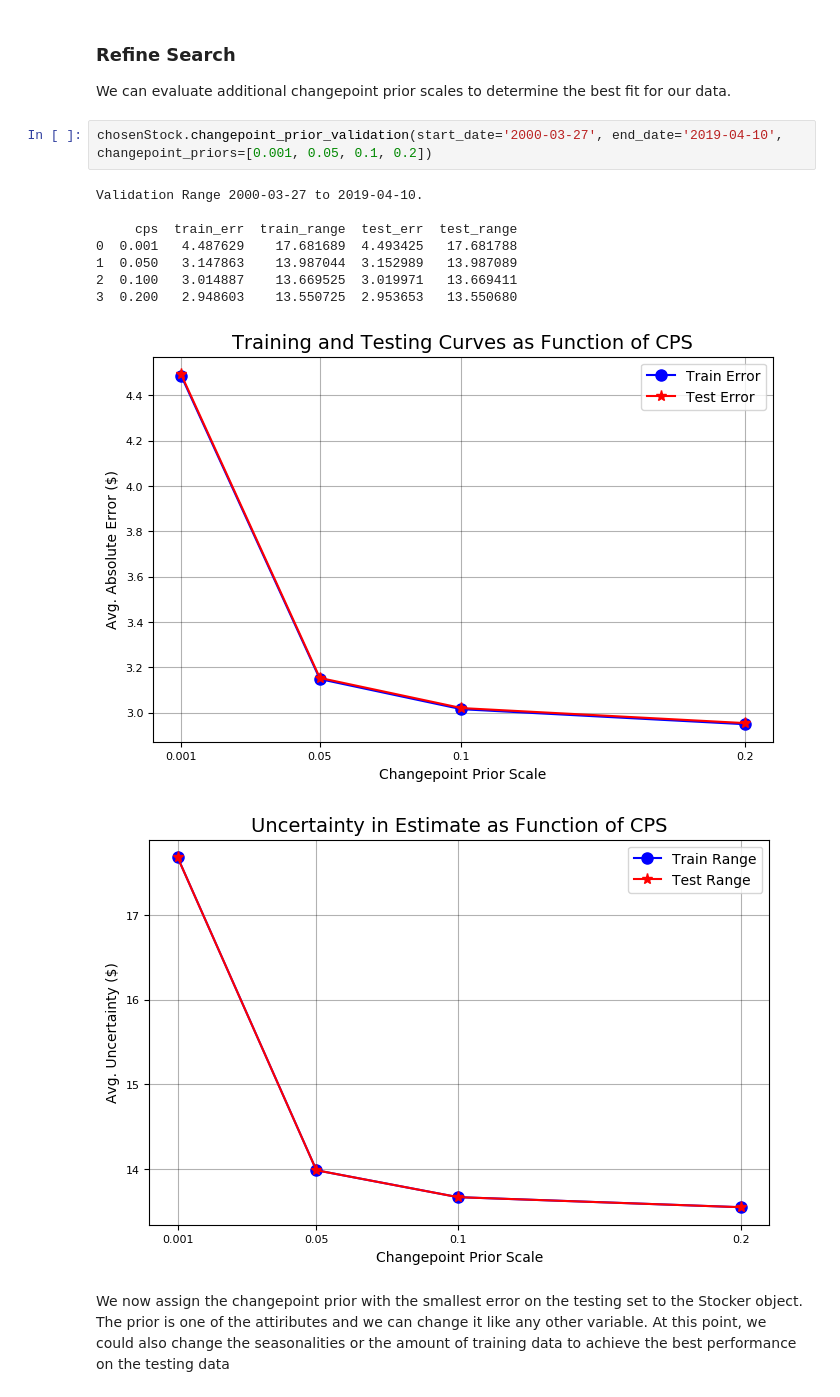
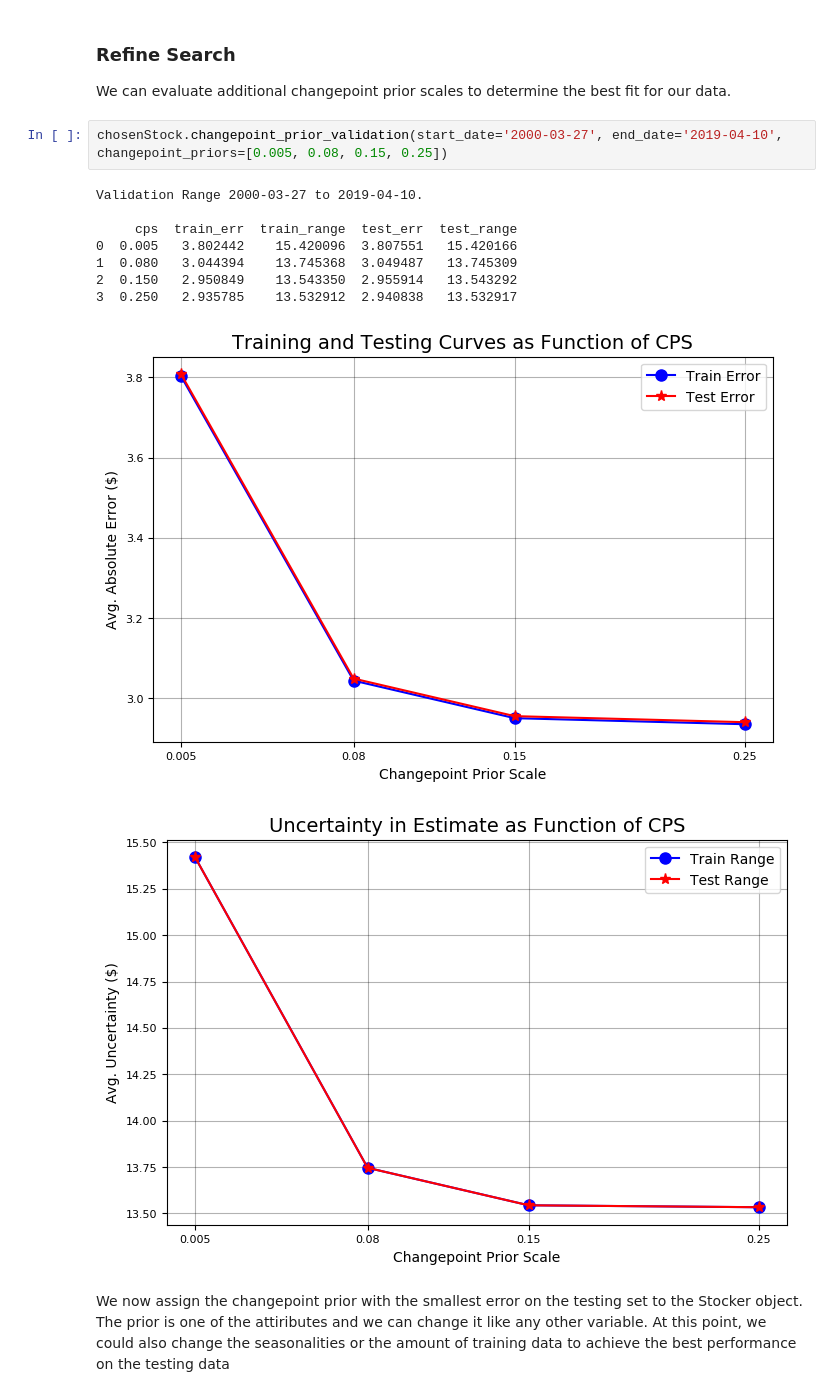
Before and after one commit to ermalsh/Stocker, a Jupyter notebook: Stocker Prediction Usage.ipynb, the cells around one changed output. Cells and saved outputs as stored; diff of their text form.

```diff
--- a/Stocker Prediction Usage.ipynb
+++ b/Stocker Prediction Usage.ipynb
@@ -158,17 +158,17 @@ The test error decreases as we increase the prior. Stocks change considerably on
 
 We can evaluate additional changepoint prior scales to determine the best fit for our data.
 # %%
-chosenStock.changepoint_prior_validation(start_date='2000-03-27', end_date='2019-04-10', changepoint_priors=[0.001, 0.05, 0.1, 0.2])
+chosenStock.changepoint_prior_validation(start_date='2000-03-27', end_date='2019-04-10', changepoint_priors=[0.005, 0.08, 0.15, 0.25])
 # %% [output]
 Validation Range 2000-03-27 to 2019-04-10.
 
      cps  train_err  train_range  test_err  test_range
-0  0.001   4.487629    17.681689  4.493425   17.681788
-1  0.050   3.147863    13.987044  3.152989   13.987089
-2  0.100   3.014887    13.669525  3.019971   13.669411
-3  0.200   2.948603    13.550725  2.953653   13.550680
+0  0.005   3.802442    15.420096  3.807551   15.420166
+1  0.080   3.044394    13.745368  3.049487   13.745309
+2  0.150   2.950849    13.543350  2.955914   13.543292
+3  0.250   2.935785    13.532912  2.940838   13.532917
-[figure, old version]
+[figure, new version]
-[figure, old version]
+[figure, new version]
 # %% [markdown]
 We now assign the changepoint prior with the smallest error on the testing set to the Stocker object. The prior is one of the attiributes and we can change it like any other variable. At this point, we could also change the seasonalities or the amount of training data to achieve the best performance on the testing data
 # %%
```
Also changed, not shown: parts of 11 cells of this notebook, 4 other files.
